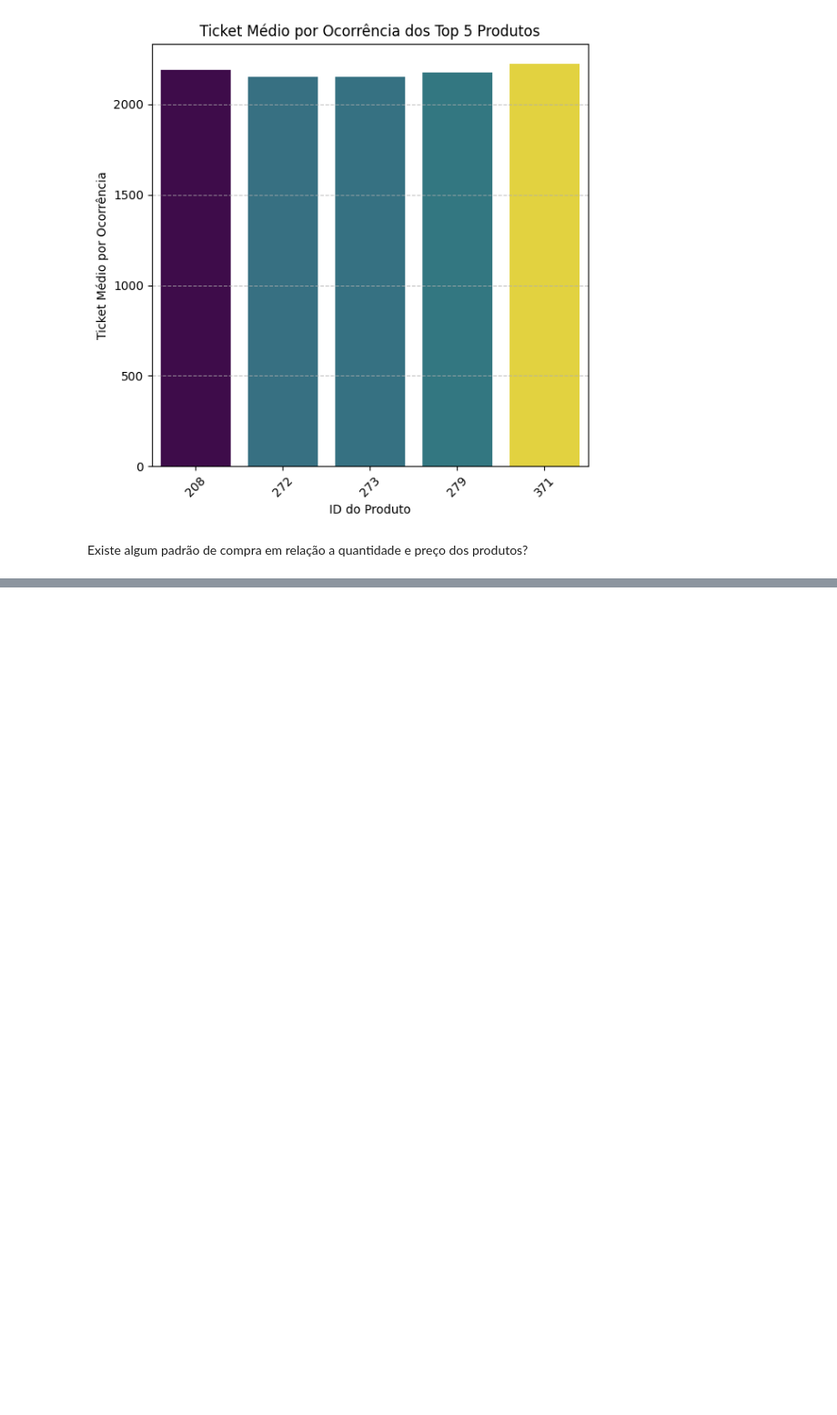
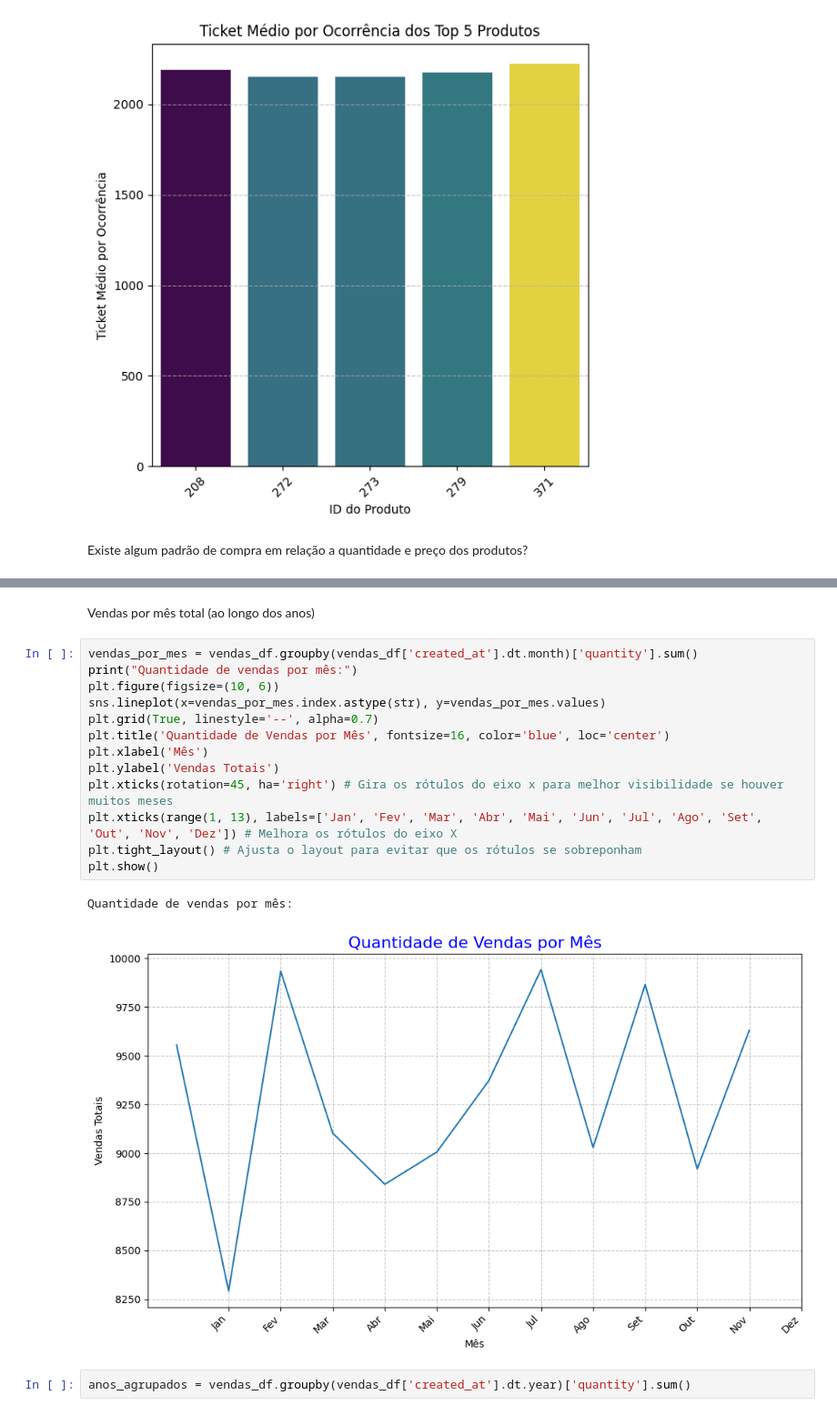
Before and after one commit to G0807/vendas-kaggle, a Jupyter notebook: vendasKaggle.ipynb, the cells around one changed output, grey strips where cells are left out. Shown: that part at 91% size. Saved outputs shown, nothing was run; the diff lists cells and outputs as text; blank space fills up the shorter version.

```diff
--- a/vendasKaggle.ipynb
+++ b/vendasKaggle.ipynb
@@ -274,0 +485,20 @@ dtype: object
+# %% [markdown]
+Vendas por mês total (ao longo dos anos)
+# %%
+vendas_por_mes = vendas_df.groupby(vendas_df['created_at'].dt.month)['quantity'].sum()
+print("Quantidade de vendas por mês:")
+plt.figure(figsize=(10, 6))
+sns.lineplot(x=vendas_por_mes.index.astype(str), y=vendas_por_mes.values)
+plt.grid(True, linestyle='--', alpha=0.7)
+plt.title('Quantidade de Vendas por Mês', fontsize=16, color='blue', loc='center')
+plt.xlabel('Mês')
+plt.ylabel('Vendas Totais')
+plt.xticks(rotation=45, ha='right') # Gira os rótulos do eixo x para melhor visibilidade se houver muitos meses
+plt.xticks(range(1, 13), labels=['Jan', 'Fev', 'Mar', 'Abr', 'Mai', 'Jun', 'Jul', 'Ago', 'Set', 'Out', 'Nov', 'Dez']) # Melhora os rótulos do eixo X
+plt.tight_layout() # Ajusta o layout para evitar que os rótulos se sobreponham
+plt.show()
+# %% [output]
+Quantidade de vendas por mês:
+[figure, added]
+# %%
+anos_agrupados = vendas_df.groupby(vendas_df['created_at'].dt.year)['quantity'].sum()
```
Also changed, not shown: parts of 21 cells of this notebook.
